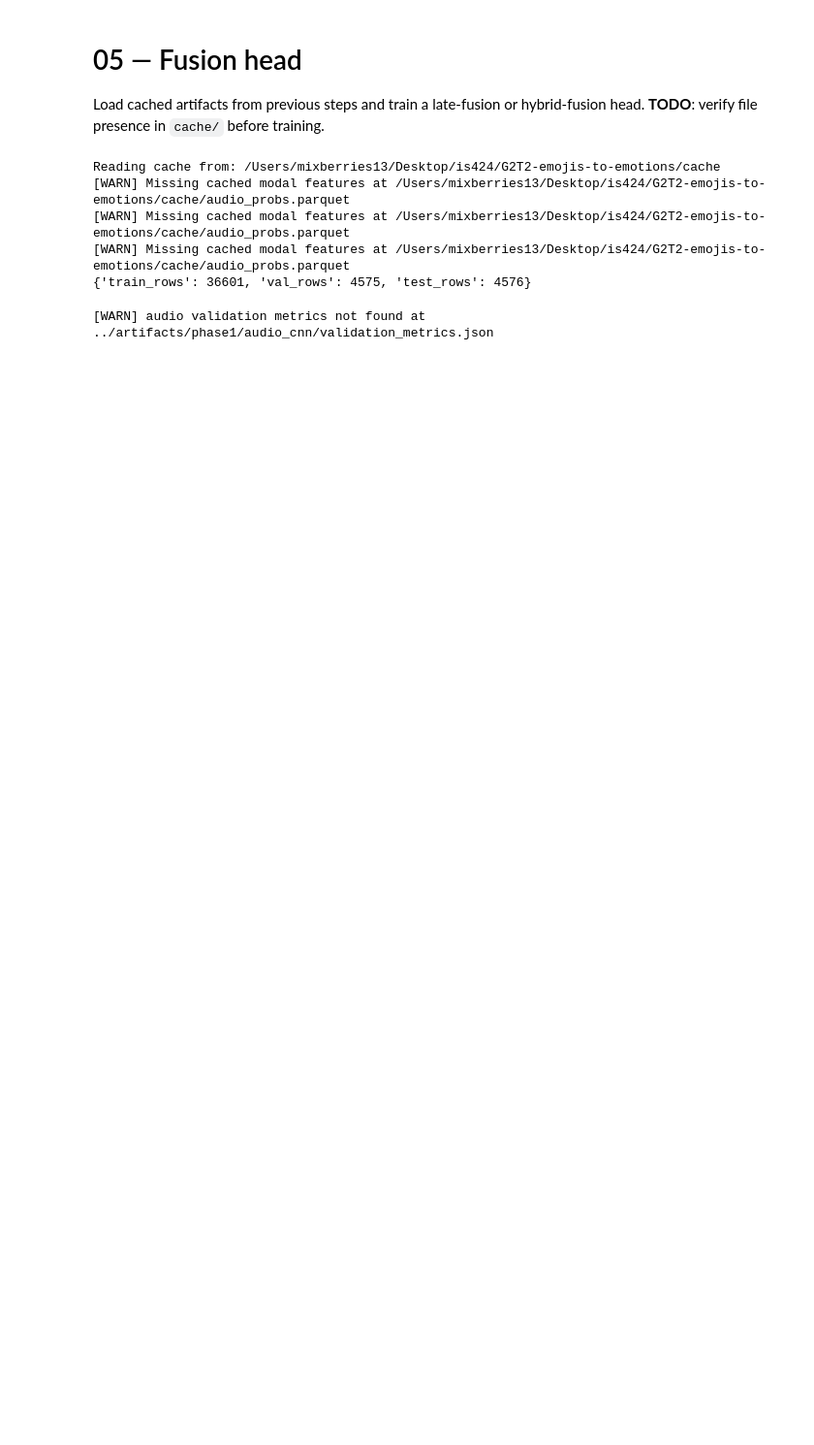
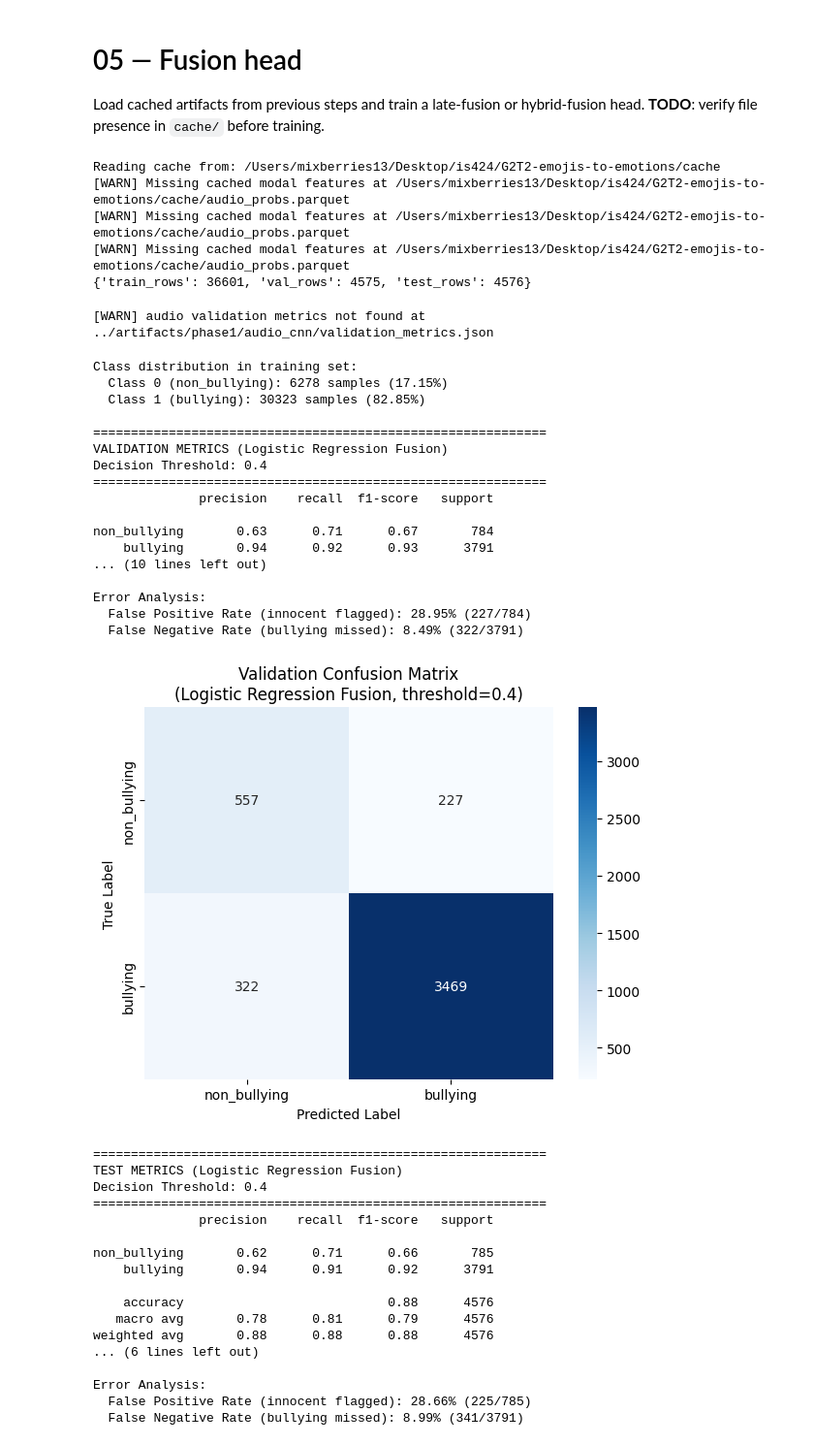
Before and after one commit to hiitsvan/G2T2-emojis-to-emotions, a Jupyter notebook: notebooks/05_fusion_updated.ipynb, the cells around one changed output. Shown at 97% size. Cells and saved outputs as stored; diff of their text form; code cells hidden in the pictures; blank space fills up the shorter version.

Commit message:
updated to show more metrics

```diff
--- a/notebooks/05_fusion_updated.ipynb
+++ b/notebooks/05_fusion_updated.ipynb
@@ -151,7 +151,7 @@ import seaborn as sns
 import joblib
 
 BULLY_LABEL = 'not_cyberbullying'
-DECISION_THRESHOLD = 0.6  # Adjusted threshold (default was 0.5)
+DECISION_THRESHOLD = 0.4
 
 numeric_cols = train_feats.select_dtypes(include=[np.number]).columns.tolist()
 feature_cols = [c for c in numeric_cols if c != 'label']
@@ -233,30 +233,66 @@ if X_test_scaled is not None:
     print(f'Decision Threshold: {DECISION_THRESHOLD}')
     print('='*60)
     print(classification_report(y_test, test_pred, target_names=['non_bullying', 'bullying']))
     print('ROC-AUC (test):', roc_auc_score(y_test, test_prob))
     print('\nConfusion matrix (test):')
     cm_test = confusion_matrix(y_test, test_pred)
     print(cm_test)
 
     # Calculate error rates
     tn_test, fp_test, fn_test, tp_test = cm_test.ravel()
     fpr_test = fp_test / (fp_test + tn_test)
     fnr_test = fn_test / (fn_test + tp_test)
     print(f'\nError Analysis:')
     print(f'  False Positive Rate (innocent flagged): {fpr_test:.2%} ({fp_test}/{fp_test + tn_test})')
     print(f'  False Negative Rate (bullying missed): {fnr_test:.2%} ({fn_test}/{fn_test + tp_test})')
 
     # Plot test confusion matrix
     fig, ax = plt.subplots(1, 1, figsize=(6, 5))
     sns.heatmap(cm_test, annot=True, fmt='d', cmap='Greens', cbar=True,
                 xticklabels=['non_bullying', 'bullying'],
                 yticklabels=['non_bullying', 'bullying'], ax=ax)
     ax.set_ylabel('True Label')
     ax.set_xlabel('Predicted Label')
     ax.set_title(f'Test Confusion Matrix\n(Logistic Regression Fusion, threshold={DECISION_THRESHOLD})')
     plt.tight_layout()
     plt.show()
 else:
     test_pred = None
     test_prob = None
     print('\n[WARN] Test split unavailable; skipping test evaluation.')
+# %% [output]
+Class distribution in training set:
+  Class 0 (non_bullying): 6278 samples (17.15%)
+  Class 1 (bullying): 30323 samples (82.85%)
+
+============================================================
+VALIDATION METRICS (Logistic Regression Fusion)
+Decision Threshold: 0.4
+============================================================
+              precision    recall  f1-score   support
+
+non_bullying       0.63      0.71      0.67       784
+    bullying       0.94      0.92      0.93      3791
+... (10 lines left out)
+
+Error Analysis:
+  False Positive Rate (innocent flagged): 28.95% (227/784)
+  False Negative Rate (bullying missed): 8.49% (322/3791)
+[figure, added]
+============================================================
+TEST METRICS (Logistic Regression Fusion)
+Decision Threshold: 0.4
+============================================================
+              precision    recall  f1-score   support
+
+non_bullying       0.62      0.71      0.66       785
+    bullying       0.94      0.91      0.92      3791
+
+    accuracy                           0.88      4576
+   macro avg       0.78      0.81      0.79      4576
+weighted avg       0.88      0.88      0.88      4576
+... (6 lines left out)
+
+Error Analysis:
+  False Positive Rate (innocent flagged): 28.66% (225/785)
+  False Negative Rate (bullying missed): 8.99% (341/3791)
```
Also changed, not shown: parts of 3 cells of this notebook.
